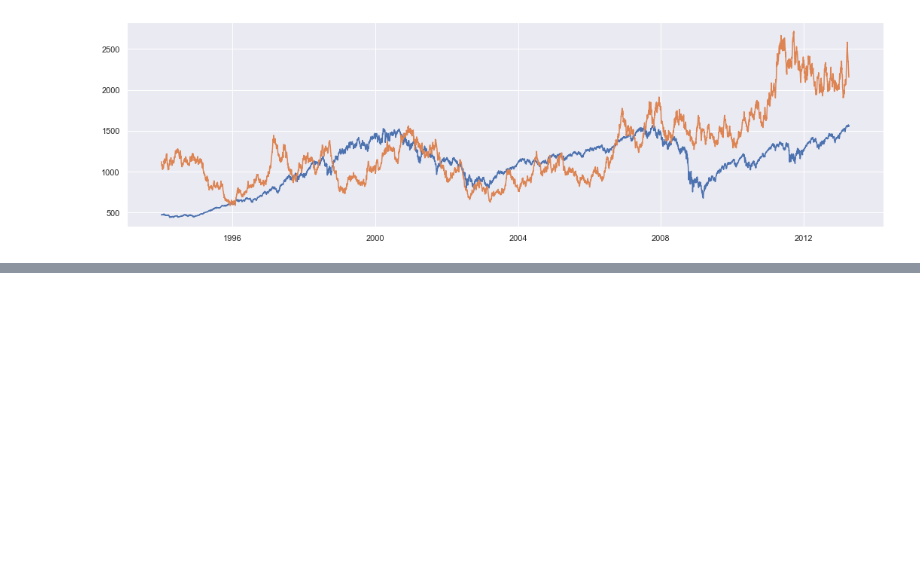
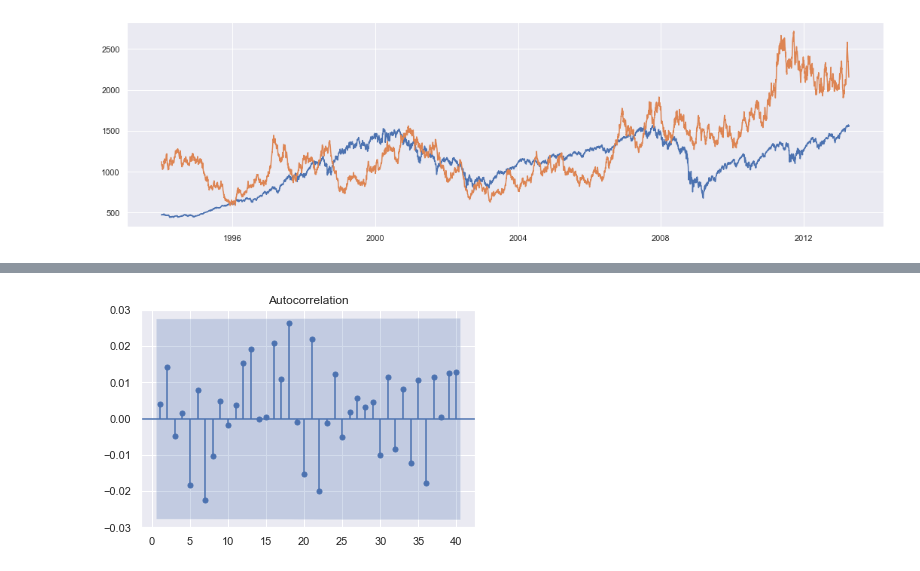
Before and after one commit to Dnbg1982/Practice-Projects, a Jupyter notebook: Practice Notebooks/Time_series.ipynb, the cells around one changed output, grey strips where cells are left out. Saved outputs shown, nothing was run; the diff lists cells and outputs as text; code cells hidden in the pictures; blank space fills up the shorter version.

```diff
--- a/Practice Notebooks/Time_series.ipynb
+++ b/Practice Notebooks/Time_series.ipynb
@@ -225,0 +267,6 @@ AttributeError: module 'scipy.stats' has no attribute 'adfuller'
+# %%
+sgt.plot_acf(data.wn, lags=40, zero=False)
+plt.ylim(-0.03, 0.03)
+plt.show()
+# %% [output]
+[figure, added]
```
Also changed, not shown: parts of 22 cells of this notebook.
